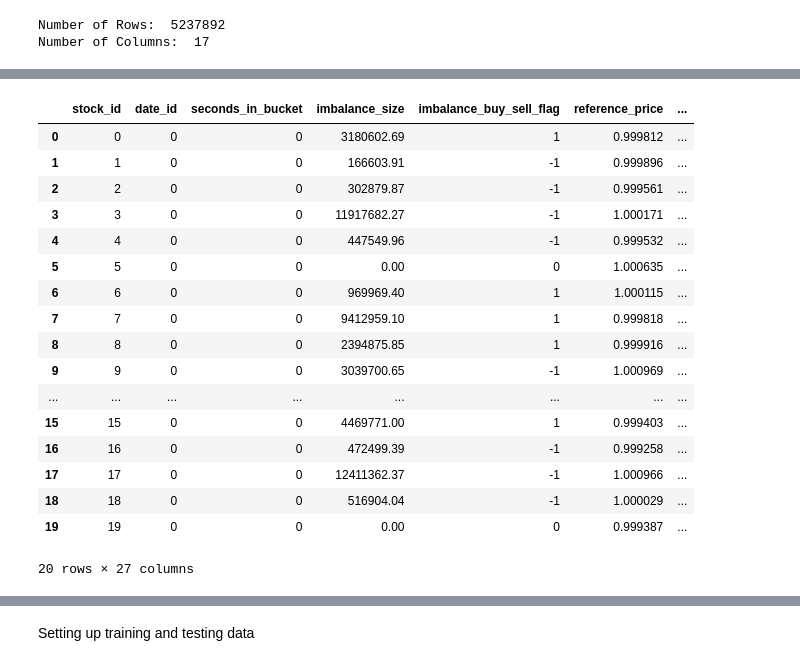
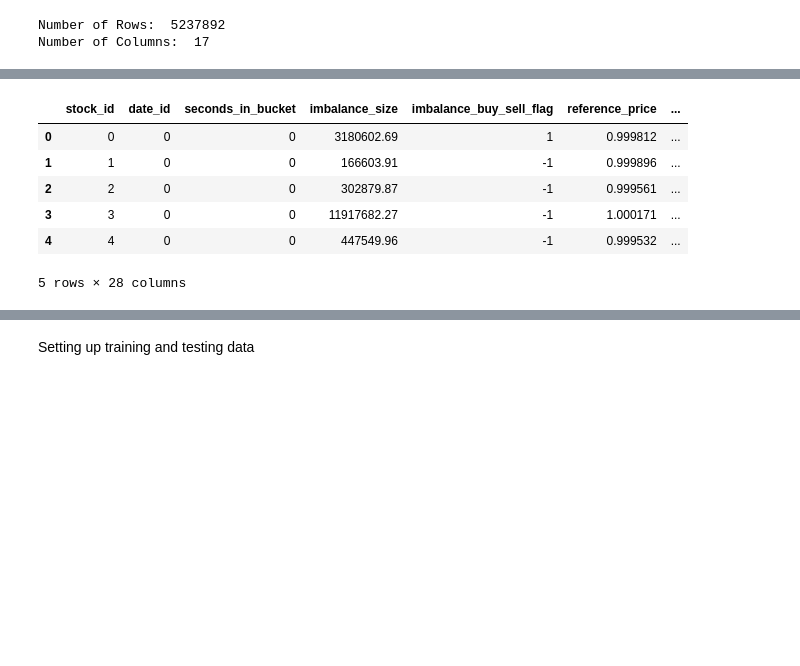
Before and after one commit to AmesRupnick/TradingAtTheClose, a Jupyter notebook: TradingAtClose_New.ipynb, the cells around one changed output, grey strips where cells are left out. Cells and saved outputs as stored; diff of their text form; code cells hidden in the pictures; blank space fills up the shorter version.

```diff
--- a/TradingAtClose_New.ipynb
+++ b/TradingAtClose_New.ipynb
@@ -74,13 +114,8 @@ train['RSI'] = 1 - (100/(1 + pos_changes/neg_changes))
 window_size = 2
 # Compute the moving averages for each stock and the 'wap' column
 train['SMA'] = train.groupby('stock_id')['wap'].transform(lambda x: x.rolling(window=window_size,  min_periods=1).mean())
-# %%
-daily_wap_sum = train.groupby('date_id')['wap'].sum()
-rows_per_day = train.groupby('date_id').size()
-
-overall_average_wap = daily_wap_sum / rows_per_day
-
-train = train.merge(overall_average_wap.reset_index(name='daily_average_wap'), on='date_id', how='left')
+# %%
+train["imbalance"] = train.eval("imbalance_buy_sell_flag * imbalance_size")
 # %%
 #⚡Optiver 🚀Robust Best ⚡ Single Model features
 
@@ -92,24 +127,13 @@ train["size_imbalance"] = train.eval("bid_size / ask_size")
 train["price_spread"] = train["ask_price"] - train["bid_price"]
 train['market_urgency'] = train['price_spread'] * train['liquidity_imbalance']
 # %%
-train.head(20)
+train.head()
 # %% [output]
 |  | stock_id | date_id | seconds_in_bucket | imbalance_size | imbalance_buy_sell_flag | reference_price | ... |
 | 0 | 0 | 0 | 0 | 3180602.69 | 1 | 0.999812 | ... |
 | 1 | 1 | 0 | 0 | 166603.91 | -1 | 0.999896 | ... |
 | 2 | 2 | 0 | 0 | 302879.87 | -1 | 0.999561 | ... |
 | 3 | 3 | 0 | 0 | 11917682.27 | -1 | 1.000171 | ... |
 | 4 | 4 | 0 | 0 | 447549.96 | -1 | 0.999532 | ... |
-| 5 | 5 | 0 | 0 | 0.00 | 0 | 1.000635 | ... |
-| 6 | 6 | 0 | 0 | 969969.40 | 1 | 1.000115 | ... |
-| 7 | 7 | 0 | 0 | 9412959.10 | 1 | 0.999818 | ... |
-| 8 | 8 | 0 | 0 | 2394875.85 | 1 | 0.999916 | ... |
-| 9 | 9 | 0 | 0 | 3039700.65 | -1 | 1.000969 | ... |
-| ... | ... | ... | ... | ... | ... | ... | ... |
-| 15 | 15 | 0 | 0 | 4469771.00 | 1 | 0.999403 | ... |
-| 16 | 16 | 0 | 0 | 472499.39 | -1 | 0.999258 | ... |
-| 17 | 17 | 0 | 0 | 12411362.37 | -1 | 1.000966 | ... |
-| 18 | 18 | 0 | 0 | 516904.04 | -1 | 1.000029 | ... |
-| 19 | 19 | 0 | 0 | 0.00 | 0 | 0.999387 | ... |
-20 rows × 27 columns
+5 rows × 28 columns
 # %%
```
Also changed, not shown: parts of 16 cells of this notebook.
